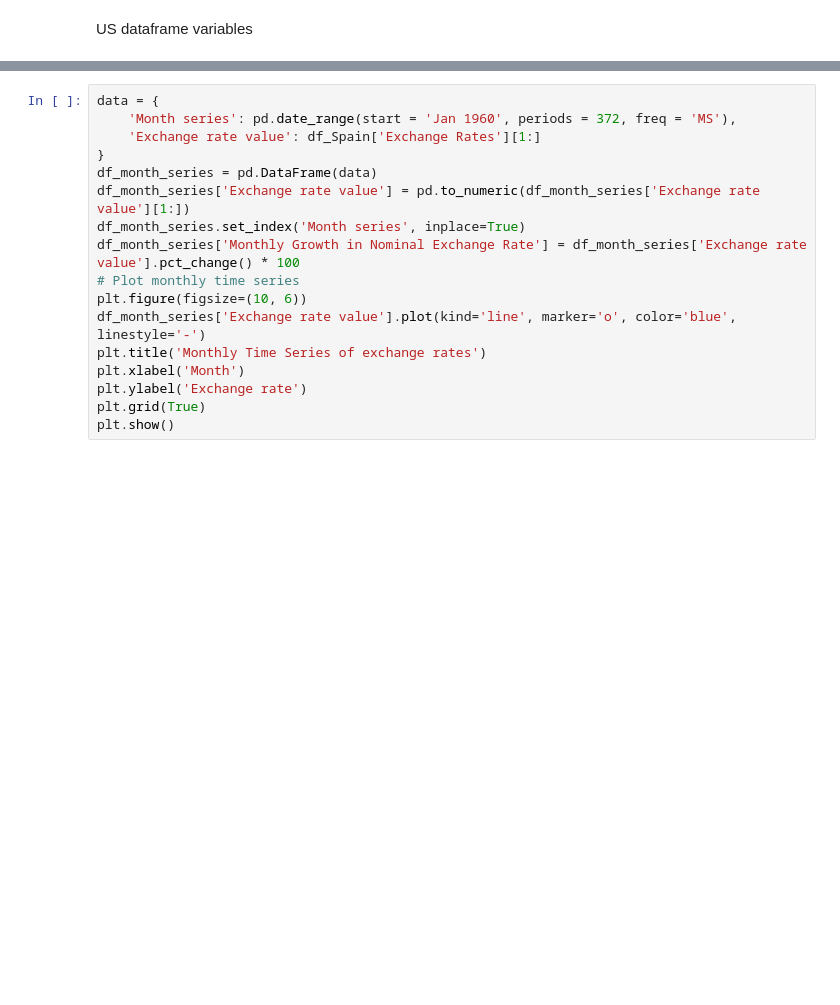
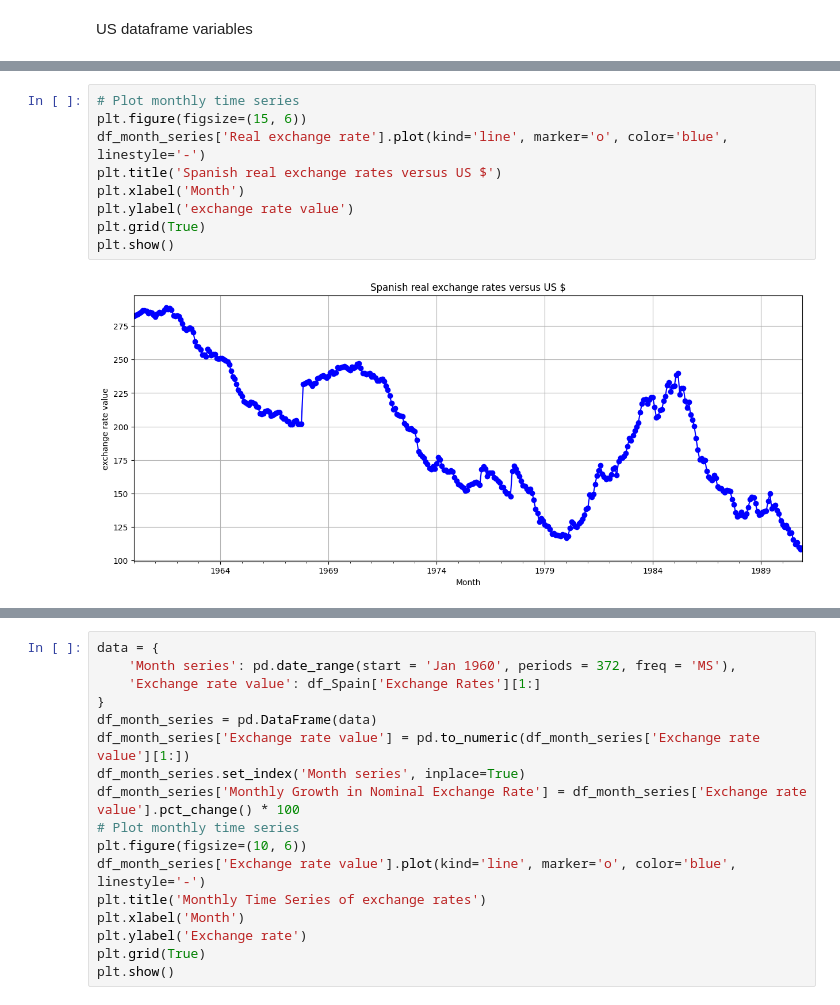
Before and after one commit to Josh-Yg/Macro-Pythonwork, a Jupyter notebook: Data Cleaning.ipynb, the cells around one changed output, grey strips where cells are left out. Saved outputs shown, nothing was run; the diff lists cells and outputs as text; blank space fills up the shorter version.

```diff
--- a/Data Cleaning.ipynb
+++ b/Data Cleaning.ipynb
@@ -84,0 +127,11 @@ US dataframe variables
+# %%
+# Plot monthly time series
+plt.figure(figsize=(15, 6))
+df_month_series['Real exchange rate'].plot(kind='line', marker='o', color='blue', linestyle='-')
+plt.title('Spanish real exchange rates versus US $')
+plt.xlabel('Month')
+plt.ylabel('exchange rate value')
+plt.grid(True)
+plt.show()
+# %% [output]
+[figure, added]
```
Also changed, not shown: parts of 15 cells of this notebook.
